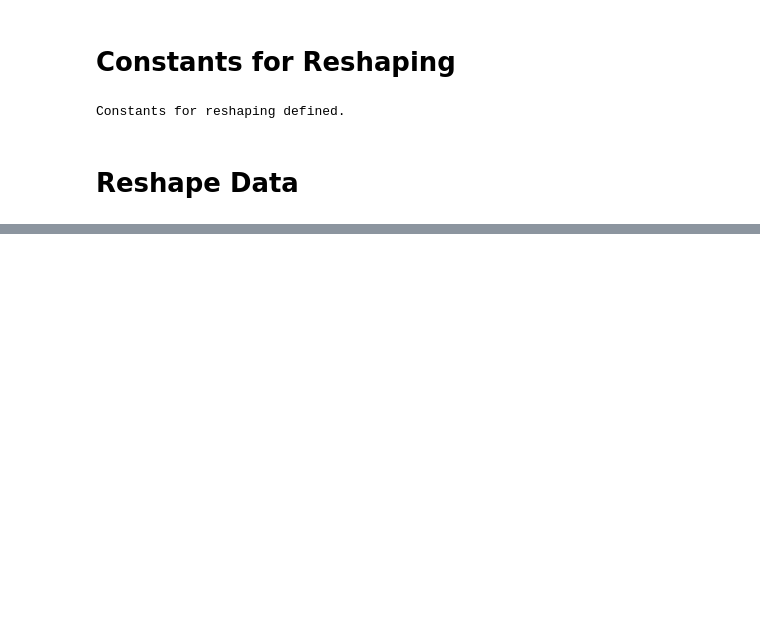
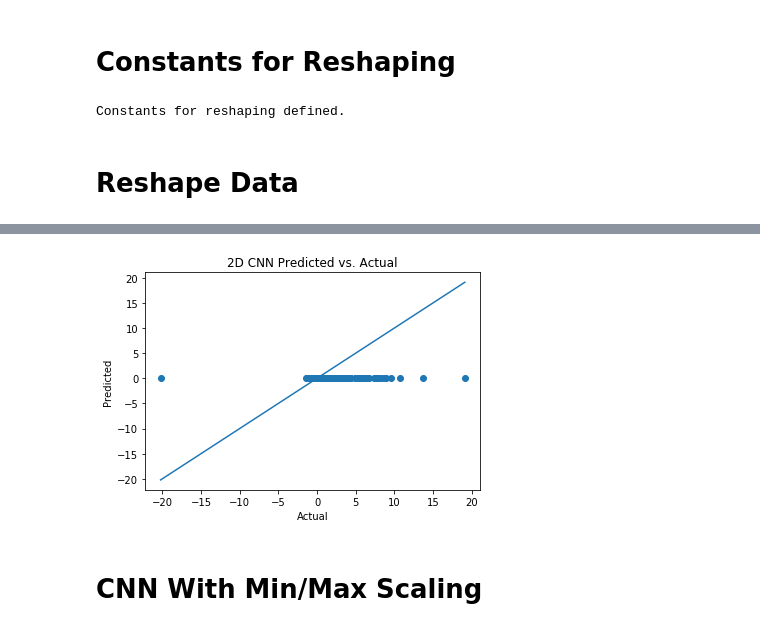
Before and after one commit to blthayer/ecen-715-project, a Jupyter notebook: machine_learning/cnn2d.ipynb, the cells around one changed output, grey strips where cells are left out. Saved outputs shown, nothing was run; the diff lists cells and outputs as text; code cells hidden in the pictures; blank space fills up the shorter version.

```diff
--- a/machine_learning/cnn2d.ipynb
+++ b/machine_learning/cnn2d.ipynb
@@ -176,11 +182,0 @@ Epoch 3/3
-# %%
-y_pred = model.predict(x_test_reshaped)
-
-# TODO: Move this import - inline imports are poor form.
-plt.scatter(y_test_reshaped.flatten(), y_pred.flatten())
-# If our predictions were perfect, they'd fall exactly on this line.
-# plt.plot([-20, 50], [-20,50])
-plt.xlabel('Actual')
-plt.ylabel('Predicted')
-plt.title('2D CNN Actual vs. Predicted')
-plt.show()
@@ -188,0 +183,23 @@ plt.show()
+# %%
+def train_predict(suffix):
+    x_tr, y_tr, x_te, y_te = load_and_reshape(suffix=suffix, n_y=num_y)
+
+    cnn = init_cnn(x_shape=x_tr.shape, y_shape=y_tr.shape)
+
+    cnn.fit(x_tr, y_tr, epochs=100, shuffle=True, validation_split=0.2, callbacks=[early_stop])
+
+    # Keep memory light
+    del x_tr, y_tr
+
+    y_pred = cnn.predict(x_te)
+
+    return y_pred, x_te, y_te
+# %%
+def plot(y_p, x_t, y_t):
+
+    plt.scatter(y_t, y_p)
+
+    plt.xlabel('Actual')
+    plt.ylabel('Predicted')
+    plt.title('2D CNN Predicted vs. Actual')
+    plt.plot([y_t.min(), y_t.max()], [y_t.min(), y_t.max()])
@@ -188,0 +208,2 @@ plt.show()
+# %%
+y_pred_s, x_te_s, y_te_s = train_predict(suffix='')
@@ -188,0 +228,4 @@ plt.show()
+# %%
+plot(y_p=y_pred_s, x_t=x_te_s, y_t=y_te_s)
+# %% [output]
+[figure, added]
@@ -188,0 +235,2 @@ plt.show()
+# %% [markdown]
+# CNN With Min/Max Scaling
```
Also changed, not shown: parts of 22 cells of this notebook, 2 other files.
